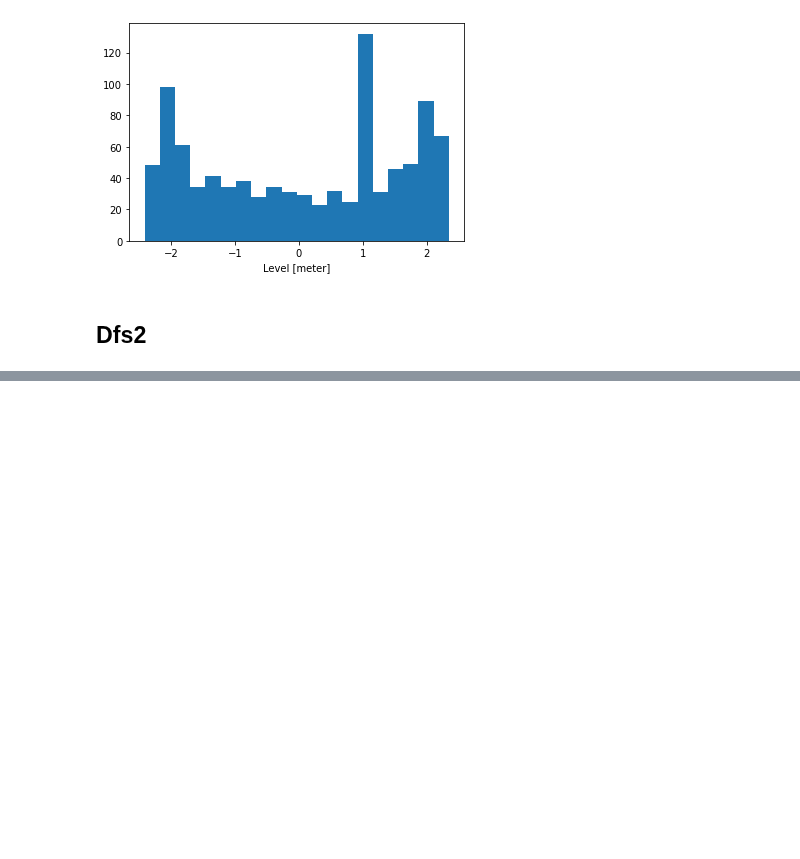
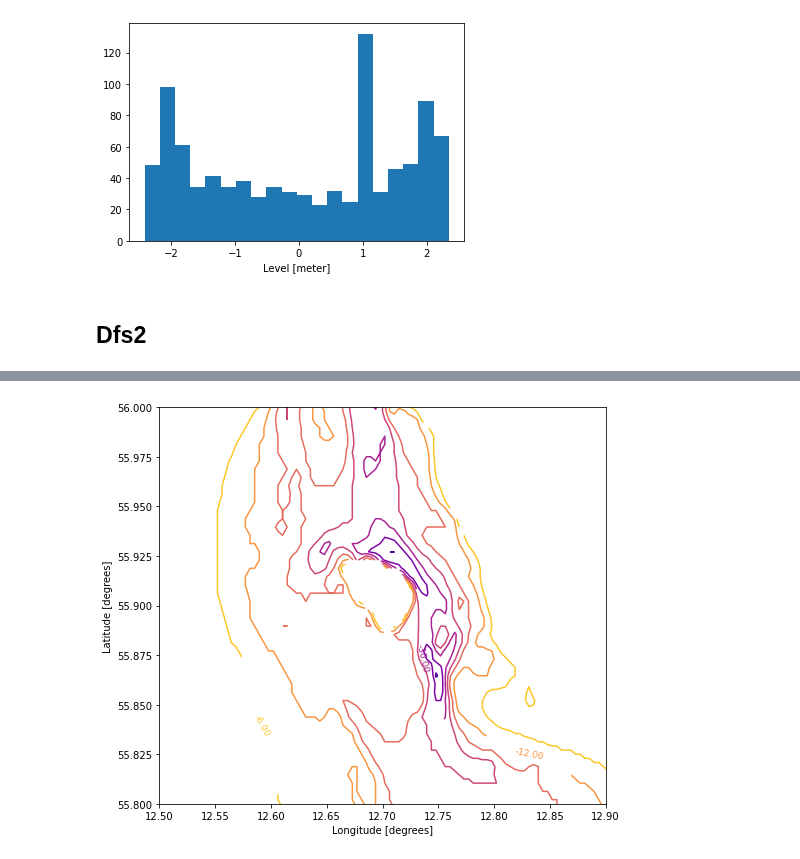
Before and after one commit to DHI/mikeio, a Jupyter notebook: notebooks/DataArray - Dfs123 plotting.ipynb, the cells around one changed output, grey strips where cells are left out. Drawn from its saved outputs; the diff is of its cells as text; code cells hidden in the pictures; blank space fills up the shorter version.

```diff
--- a/notebooks/DataArray - Dfs123 plotting.ipynb
+++ b/notebooks/DataArray - Dfs123 plotting.ipynb
@@ -46,0 +67,6 @@ da.plot.hist(bins=20);
+# %%
+ax = da.plot.contour(figsize=(8,8), cmap="plasma")
+ax.set_xlim([12.5, 12.9]);
+ax.set_ylim([55.8, 56]);
+# %% [output]
+[figure, added]
```
Also changed, not shown: parts of 5 cells of this notebook, 1 other file.
